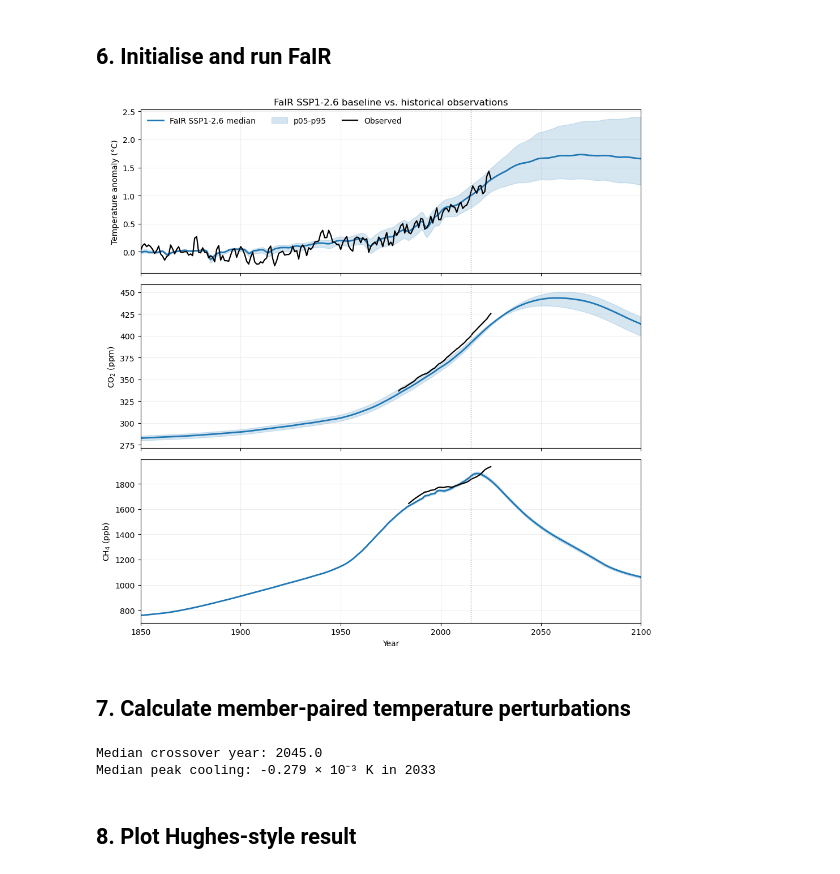
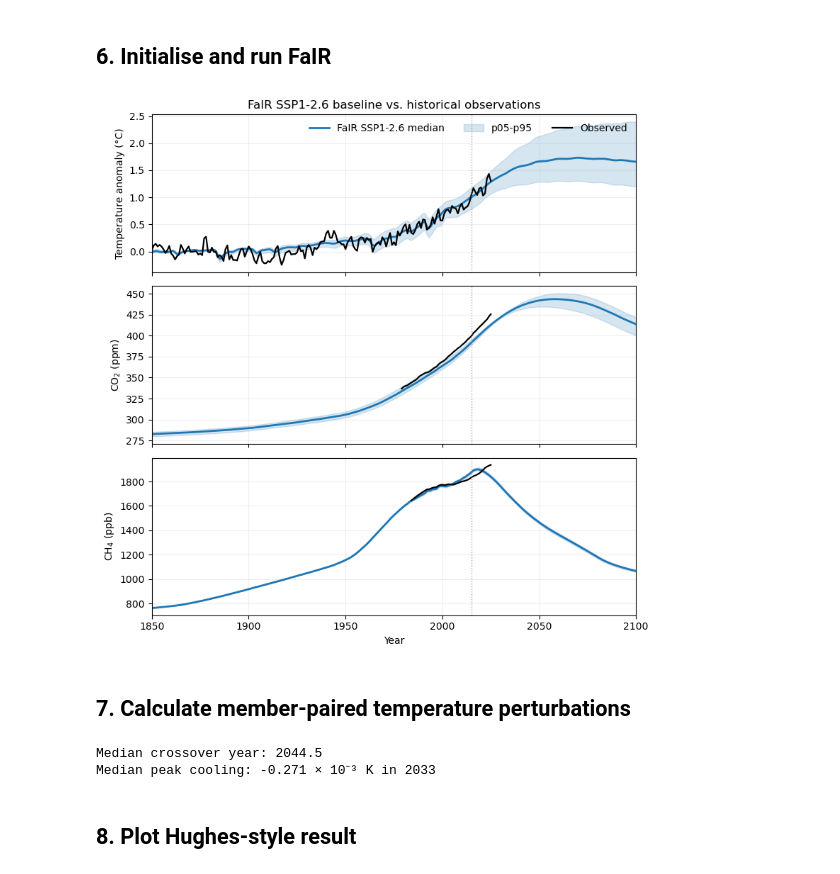
Before and after one commit to carbonplan/slcp-offsetting, a Jupyter notebook: notebooks/Sandbox_FaIR_Hughes.ipynb, the cells around one changed output. Drawn from its saved outputs; the diff is of its cells as text; code cells hidden in the pictures.

```diff
--- a/notebooks/Sandbox_FaIR_Hughes.ipynb
+++ b/notebooks/Sandbox_FaIR_Hughes.ipynb
@@ -33,7 +33,7 @@ FAIR_PARAMS_141 = "../timeseries-data/input-data/fair/calibrated_constrained_par
 FAIR_SPECIES_141 = "../timeseries-data/input-data/fair/species_configs_properties_calibration1.4.1.csv"
 
 # official fair-calibrate v1.4.0 methane-lifetime file
-CH4_LIFETIME_140_URL = "https://zenodo.org/records/10566646/files/CH4_lifetime.csv?download=1"
+CH4_LIFETIME_140 = "../timeseries-data/input-data/fair/CH4_lifetime_calibration1.4.0.csv"
 
 BASELINE = "ssp126"
 PULSE_YEAR = 2030
@@ -41,8 +41,8 @@ CO2_PULSE_GT = 1.0
 CH4_MITIGATION_MT = -12.3
 
 # Add lifetime and emissions scaling
-CH4_BASE_LIFETIME_YR = 9.0 #Baseline is 10.007 yrs
-CH4_EMISSIONS_SCALE = 1.2
+CH4_BASE_LIFETIME_YR = 8.7 #Baseline is 10.007 yrs
+CH4_EMISSIONS_SCALE = 1.25
 
 START_YEAR = 1750
 END_YEAR = 2200
@@ -201,35 +201,35 @@ temp_model = temp_model - temp_model.isel(timebounds=np.where(temp_ref_model)[0]
 
 def ensemble_stats(da):
     return (da.median("config").values, da.quantile(0.05, dim="config").values, da.quantile(0.95, dim="config").values,)
 
-fig, axes = plt.subplots(3, 1, figsize=(10, 10), sharex=True)
+fig, axes = plt.subplots(3, 1, figsize=(8, 8), sharex=True)
 
 panels = [
     (axes[0], temp_obs["year"], temp_obs["anomaly"], temp_model, "Temperature anomaly (°C)"),
     (axes[1], co2_obs["year"], co2_obs["mean"], co2_model, "CO$_2$ (ppm)"),
     (axes[2], ch4_obs["year"], ch4_obs["mean"], ch4_model, "CH$_4$ (ppb)"),]
 
 for ax, obs_year, obs_value, model_da, ylabel in panels:
     med, lo, hi = ensemble_stats(model_da)
     m = (model_years >= 1850) & (model_years <= 2100)
 
     line, = ax.plot(model_years[m], med[m], linewidth=2, label="FaIR SSP1-2.6 median")
     ax.fill_between(model_years[m], lo[m], hi[m], color=line.get_color(), alpha=0.18, label="p05-p95")
     ax.plot(obs_year, obs_value, color="black", linewidth=1.6, label="Observed")
     ax.axvline(2015, color="0.65", linestyle=":", linewidth=1)
 
     ax.set_xlim(1850, 2100)
     ax.set_ylabel(ylabel)
     ax.grid(alpha=0.2)
 
 axes[0].set_title("FaIR SSP1-2.6 baseline vs. historical observations")
 axes[2].set_xlabel("Year")
 axes[0].legend(frameon=False, ncol=3)
 
 fig.tight_layout()
 plt.show()
 # %% [output]
-[figure, old version]
+[figure, new version]
 # %% [markdown]
 ## 7. Calculate member-paired temperature perturbations
 # %%
@@ -266,8 +266,8 @@ post_net = net_p50[plot_years >= PULSE_YEAR]
 print(f"Median crossover year: {cross:.1f}")
 print(f"Median peak cooling: {post_net[imin]*1e3:.3f} × 10⁻³ K in {post_years[imin]:.0f}")
 # %% [output]
-Median crossover year: 2045.0
-Median peak cooling: -0.279 × 10⁻³ K in 2033
+Median crossover year: 2044.5
+Median peak cooling: -0.271 × 10⁻³ K in 2033
 # %% [markdown]
 ## 8. Plot Hughes-style result
 # %%
```
Also changed, not shown: parts of 5 cells of this notebook, 2 other files.
